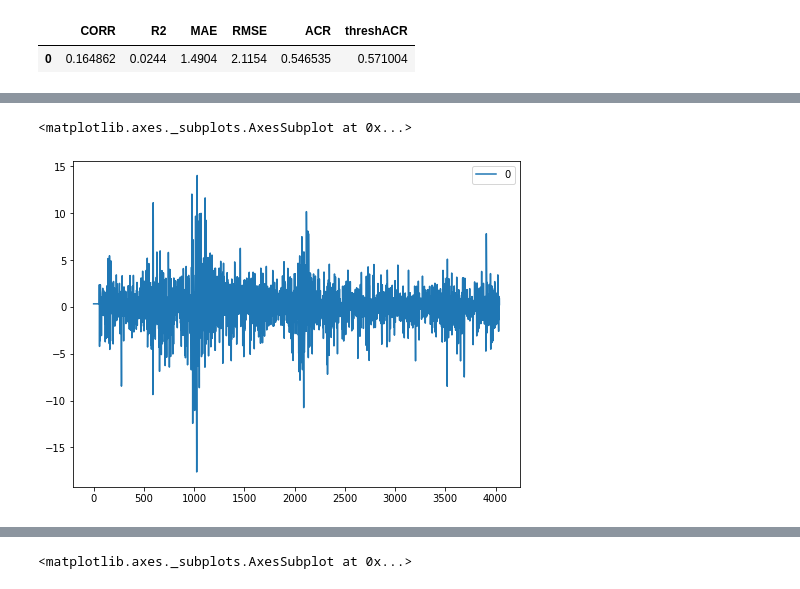
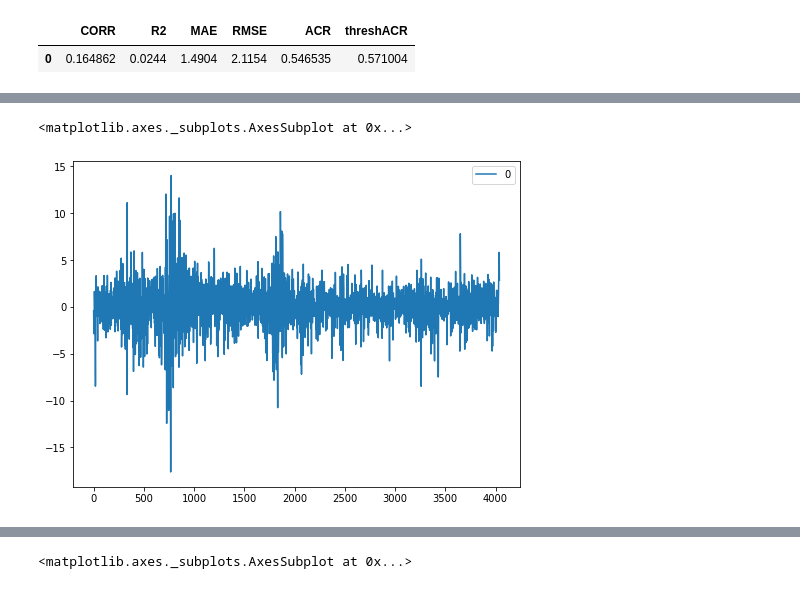
Before and after one commit to mokpolar/KRX_semiconductor_index_prediction, a Jupyter notebook: new_keras_time_series_modeling_20200310_for260.ipynb, the cells around one changed output, grey strips where cells are left out. Cells and saved outputs as stored; diff of their text form; code cells hidden in the pictures.

```diff
--- a/new_keras_time_series_modeling_20200310_for260.ipynb
+++ b/new_keras_time_series_modeling_20200310_for260.ipynb
@@ -707,5 +674,5 @@ pd.DataFrame(model.predict(X_train_t)).plot()
 # %%
-pd.DataFrame(y_train).plot()
+pd.DataFrame(y_trai).plot()
 # %% [output]
 <matplotlib.axes._subplots.AxesSubplot at 0x...>
-[figure, old version]
+[figure, new version]
```
Also changed, not shown: parts of 8 cells of this notebook, 22 other files.
